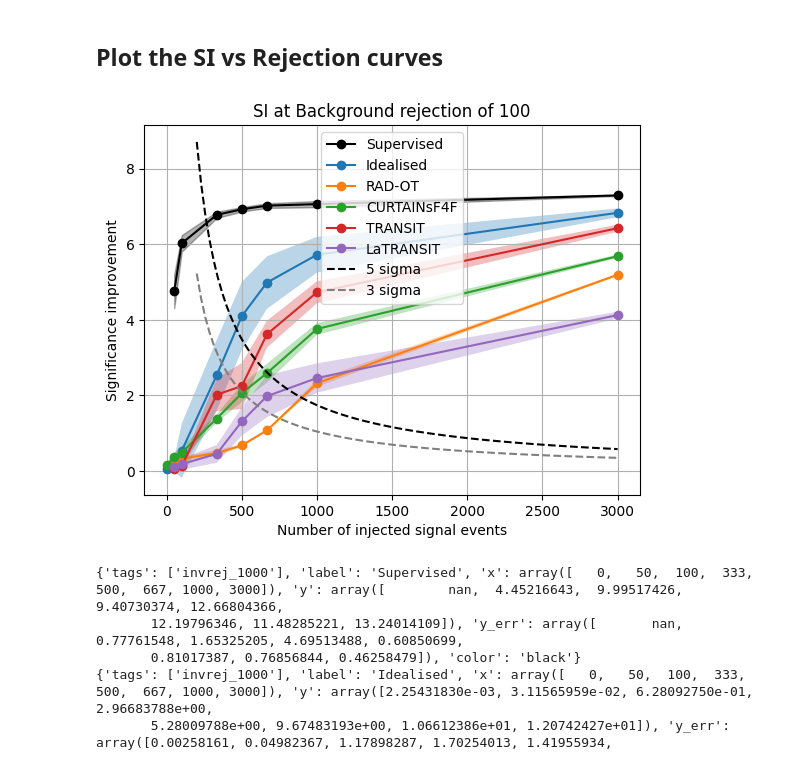
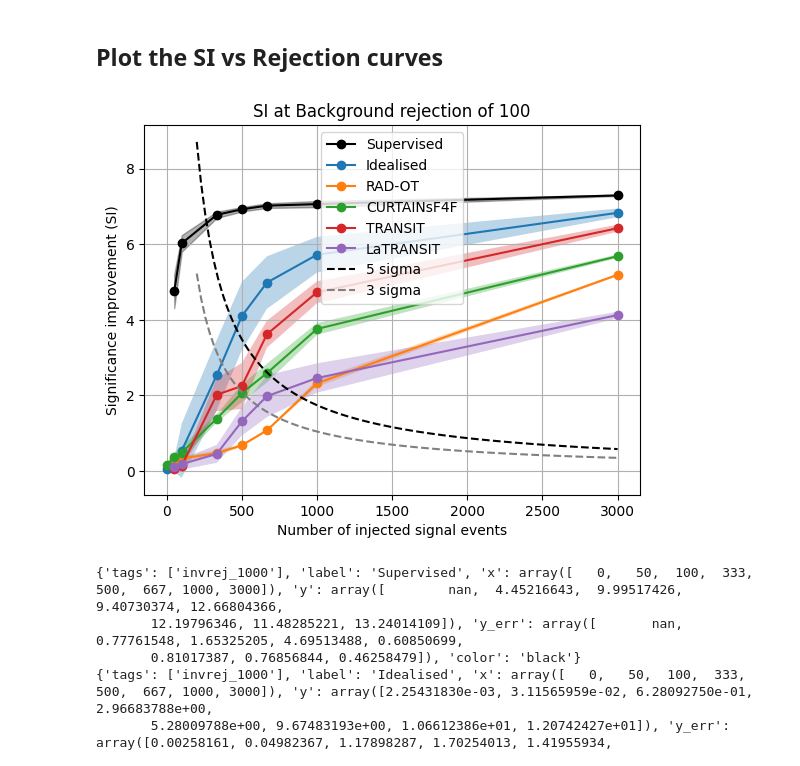
Before and after one commit to IvanOleksiyuk/transit, a Jupyter notebook: notebooks/final_plotsPAPER.ipynb, the cells around one changed output. Saved outputs shown, nothing was run; the diff lists cells and outputs as text; code cells hidden in the pictures.

```diff
--- a/notebooks/final_plotsPAPER.ipynb
+++ b/notebooks/final_plotsPAPER.ipynb
@@ -20,7 +20,7 @@ name_in_curves = "transit"
 add_latent = True
 add_sigma=False
 # %%
-save_folder = "/home/users/o/oleksiyu/WORK/hyperproject/plots/fig1/"
+save_folder = "/home/users/o/oleksiyu/WORK/hyperproject/plots/fig2/"
 save_folder_optional = "/home/users/o/oleksiyu/WORK/hyperproject/plots/fig/optional/"
 delete_previous = False
 if delete_previous:
@@ -973,26 +978,26 @@ if add_latent:
 # %%
 rej_target = 100
 curve_order = ["Supervised", "Idealised", "CURTAINsF4F", "RAD-OT", "TRANSIT"]
 for curve in SI_vs_rejinv_curves:
     if f"invrej_{rej_target}" in curve["tags"]:
         #print(curve)
         plt.plot(curve["x"], curve["y"], marker='o', label=curve["label"], color = curve.get("color", None))
         if curve.get("color", None) is not None:
             plt.fill_between(curve["x"], curve["y"]-curve["y_err"], curve["y"]+curve["y_err"], alpha=0.3, color = curve["color"])
         else:
             plt.fill_between(curve["x"], curve["y"]-curve["y_err"], curve["y"]+curve["y_err"], alpha=0.3)
 plt.grid()
 n_dope_per_run_plot = np.linspace(200, 3000, 100)
 plt.plot(n_dope_per_run_plot, 5/(n_dope_per_run_plot/np.sqrt(N_EVENTS_SR)), color="black", label="5 sigma", linestyle="--")
 n_dope_per_run_plot = np.linspace(200, 3000, 100)
 plt.plot(n_dope_per_run_plot, 3/(n_dope_per_run_plot/np.sqrt(N_EVENTS_SR)), color="gray", label="3 sigma", linestyle="--")
-plt.ylabel("Significance improvement")
+plt.ylabel("Significance improvement (SI)")
 plt.xlabel("Number of injected signal events")
 plt.title(f"SI at Background rejection of {rej_target}")
 plt.legend()
-plt.savefig(save_folder+f"SI_vs_doping_{rej_target}{save_suffix}.png", dpi=300, bbox_inches='tight')
+plt.savefig(save_folder+f"SI_vs_doping_{rej_target}{save_suffix}.pdf", bbox_inches='tight')
 # %% [output]
-[figure, old version]
+[figure, new version]
 # %%
 
 rej_target = 1000
```
Also changed, not shown: parts of 18 cells of this notebook.
